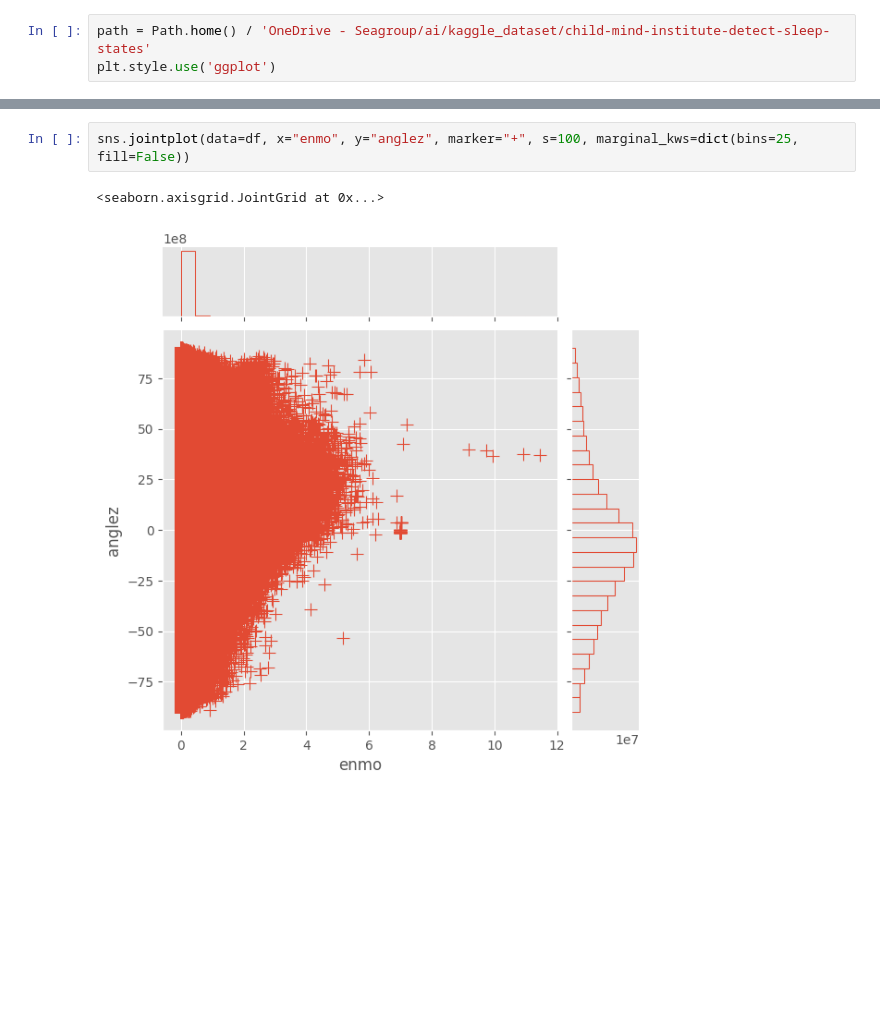
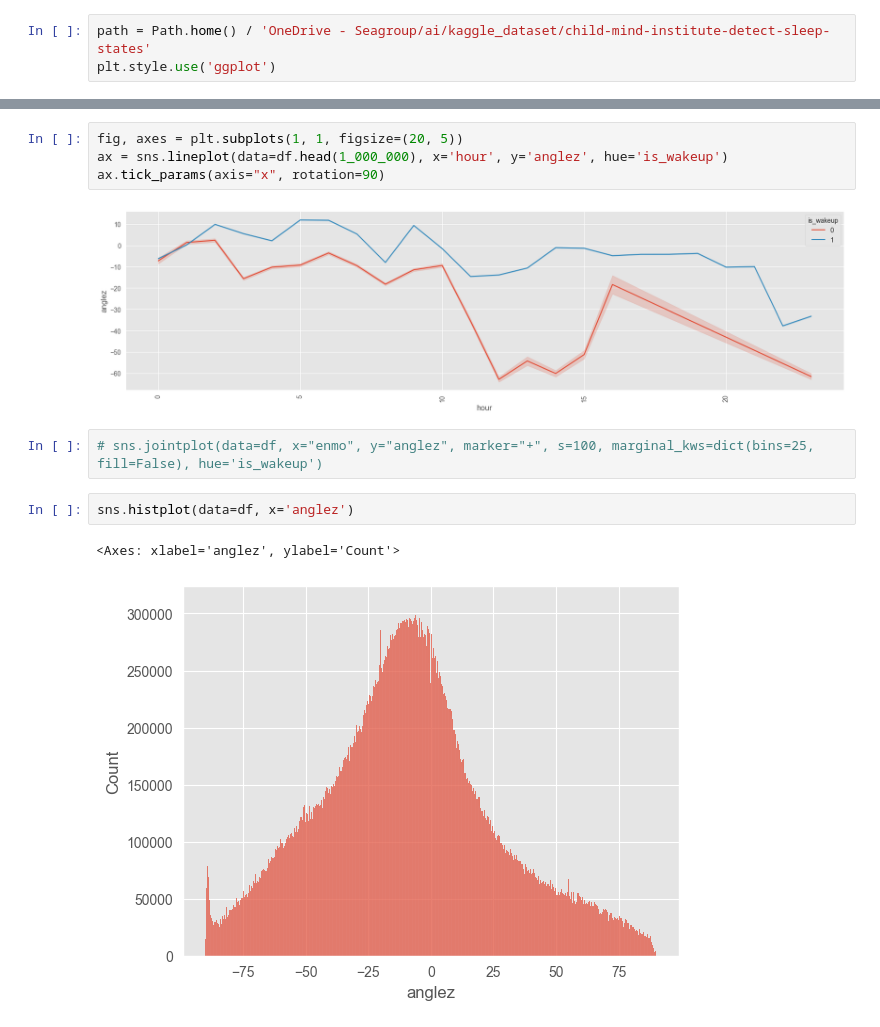
Before and after one commit to kevinkhang2909/ML-learning-journey, a Jupyter notebook: kaggle/eda.ipynb, the cells around one changed output, grey strips where cells are left out. Drawn from its saved outputs; the diff is of its cells as text; blank space fills up the shorter version.

```diff
--- a/kaggle/eda.ipynb
+++ b/kaggle/eda.ipynb
@@ -36,5 +50,13 @@ shape: (127_946_340, 8)
+# %%
+fig, axes = plt.subplots(1, 1, figsize=(20, 5))
+ax = sns.lineplot(data=df.head(1_000_000), x='hour', y='anglez', hue='is_wakeup')
+ax.tick_params(axis="x", rotation=90)
+# %% [output]
+[figure, added]
 # %%
-sns.jointplot(data=df, x="enmo", y="anglez", marker="+", s=100, marginal_kws=dict(bins=25, fill=False))
+# sns.jointplot(data=df, x="enmo", y="anglez", marker="+", s=100, marginal_kws=dict(bins=25, fill=False), hue='is_wakeup')
-# %% [output]
-<seaborn.axisgrid.JointGrid at 0x...>
-[figure, removed]
+# %%
+sns.histplot(data=df, x='anglez')
+# %% [output]
+<Axes: xlabel='anglez', ylabel='Count'>
+[figure, added]
```
Also changed, not shown: parts of 20 cells of this notebook, 3 other files.
